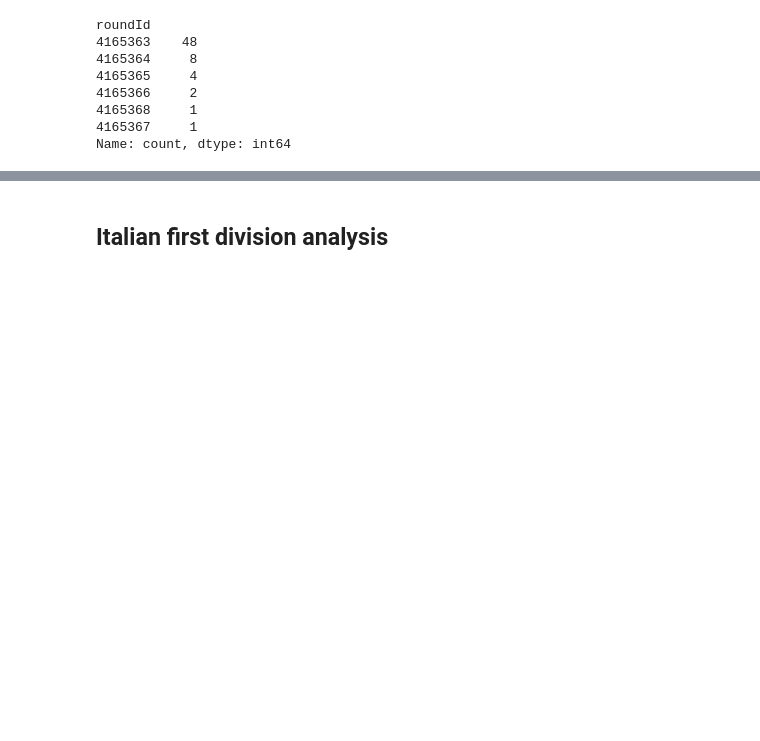
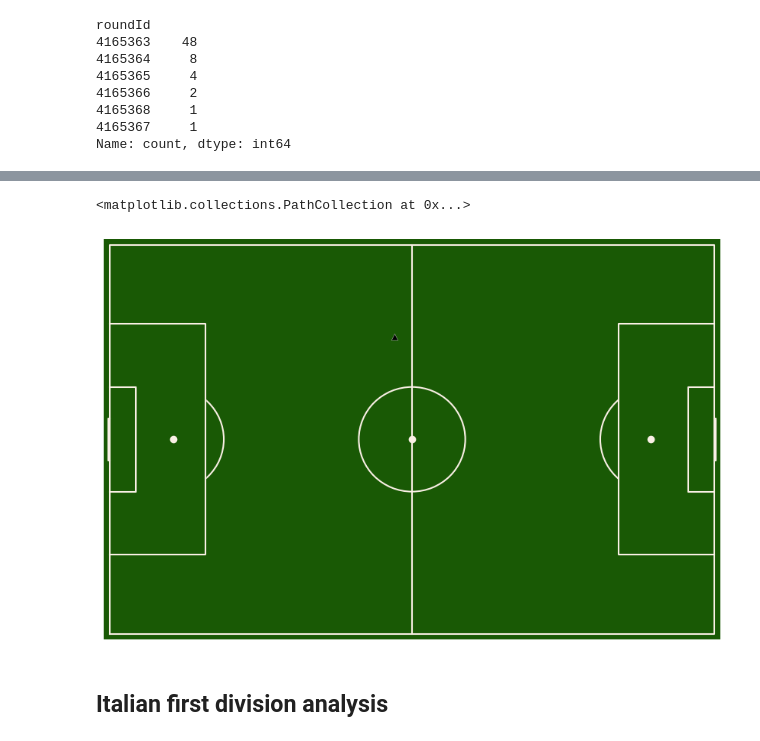
Before and after one commit to PasqualeEsposito/Geospatial_Analytics, a Jupyter notebook: analysis.ipynb, the cells around one changed output, grey strips where cells are left out. Cells and saved outputs as stored; diff of their text form; code cells hidden in the pictures; blank space fills up the shorter version.

```diff
--- a/analysis.ipynb
+++ b/analysis.ipynb
@@ -835,3 +966,9 @@ Name: count, dtype: int64
+# %%
+f = draw_pitch("#195905", "#faf0e6", "h", "full")
+plt.scatter(49, 52, marker='^', c='k', edgecolors="w", linewidth=0.25, zorder=12)
+# %% [output]
+<matplotlib.collections.PathCollection at 0x...>
+[figure, added]
 # %% [markdown]
 ## Italian first division analysis
 # %%
```
Also changed, not shown: parts of 16 cells of this notebook, 1 other file.
